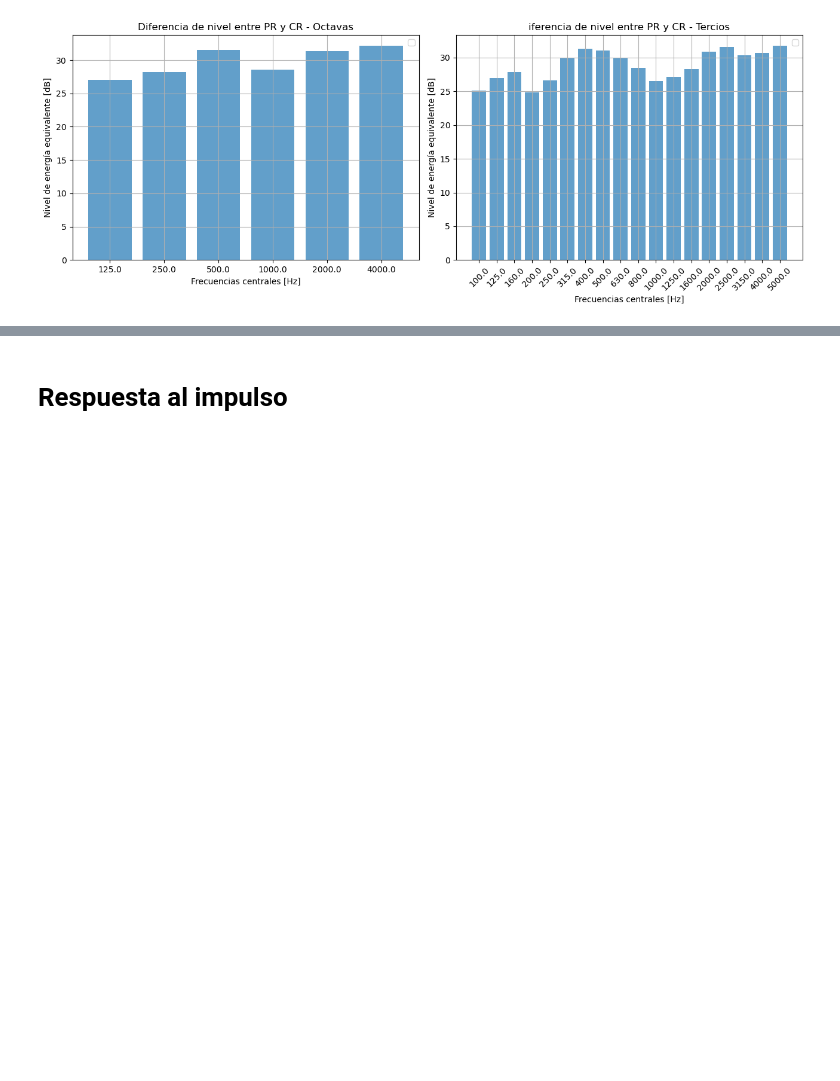
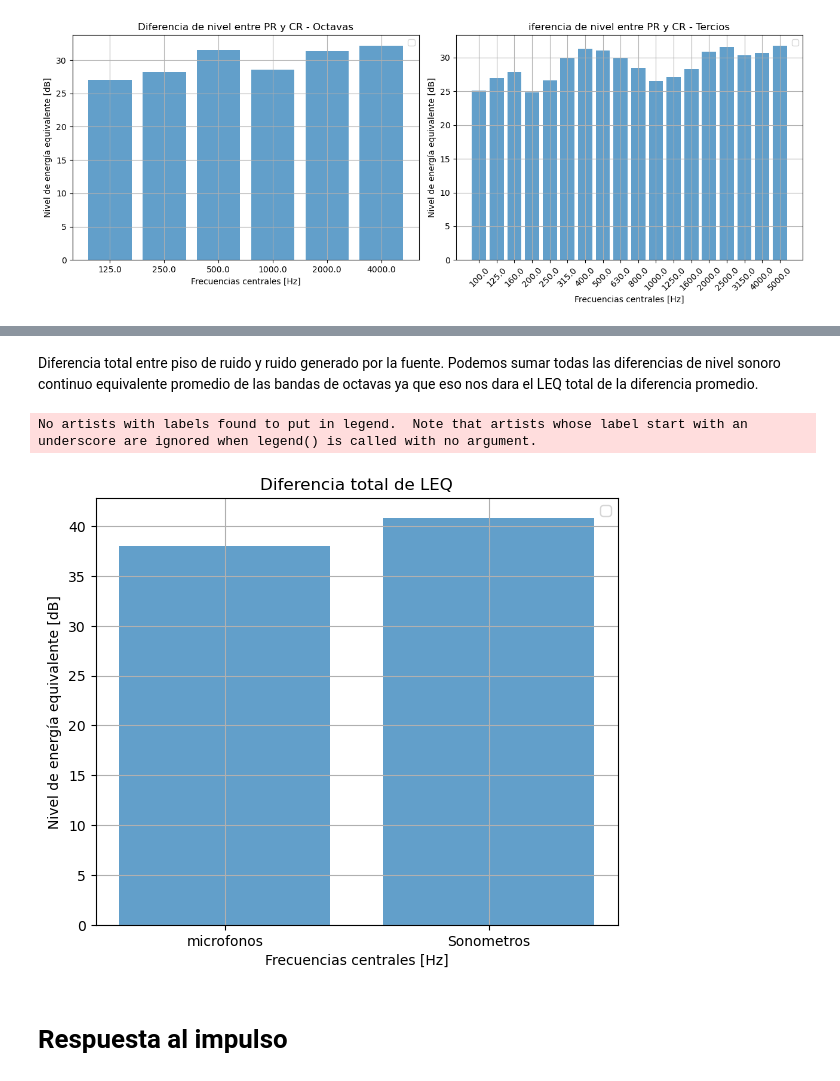
Before and after one commit to Joaqo99/tp2-sys, a Jupyter notebook: Presentacion.ipynb, the cells around one changed output, grey strips where cells are left out. Cells and saved outputs as stored; diff of their text form; code cells hidden in the pictures; blank space fills up the shorter version.

```diff
--- a/Presentacion.ipynb
+++ b/Presentacion.ipynb
@@ -357,8 +360,8 @@ octave_bands_leq_s1 = []
 octave_bands_leq_s2 = []
 
 for i in range(0, 18, 3):
-    octave_s1 = auf.sum_bands([thirds_bands_leq_s1[i], thirds_bands_leq_s1[i + 1], thirds_bands_leq_s1[i + 2]])
-    octave_s2 = auf.sum_bands([thirds_bands_leq_s2[i], thirds_bands_leq_s2[i + 1], thirds_bands_leq_s2[i + 2]])
+    octave_s1 = auf.sum_bands([thirds_bands_leq_s1_nf[i], thirds_bands_leq_s1_nf[i + 1], thirds_bands_leq_s1_nf[i + 2]])
+    octave_s2 = auf.sum_bands([thirds_bands_leq_s2_nf[i], thirds_bands_leq_s2_nf[i + 1], thirds_bands_leq_s2_nf[i + 2]])
 
     octave_bands_leq_s1.append(octave_s1)
     octave_bands_leq_s2.append(octave_s2)
@@ -619,0 +559,11 @@ No artists with labels found to put in legend.  Note that artists whose label st
+# %%
+thirds_rr1_s1 = daf.get_sonometer_leq(thirds_sonometers_df, nominal_thirds_central_freqs, "RR - S1 - F1 - SG")
+thirds_rr1_s2 = daf.get_sonometer_leq(thirds_sonometers_df, nominal_thirds_central_freqs, "RR - S2 - F1 - SG")
+thirds_rr2_s1 = daf.get_sonometer_leq(thirds_sonometers_df, nominal_thirds_central_freqs, "RR - S1 - F2 - SG")
+thirds_rr2_s2 = daf.get_sonometer_leq(thirds_sonometers_df, nominal_thirds_central_freqs, "RR - S2 - F2 - SG")
+
+thirds_rr_s1 = auf.np.stack((auf.np.array(thirds_rr1_s1), auf.np.array(thirds_rr2_s1)))
+thirds_rr_s2 = auf.np.stack((auf.np.array(thirds_rr1_s2), auf.np.array(thirds_rr2_s2)))
+
+avg_thirds_rr_s1 = auf.np.mean(thirds_rr_s1, axis=0)
+avg_thirds_rr_s2 = auf.np.mean(thirds_rr_s2, axis=0)
@@ -620,2 +634,18 @@ No artists with labels found to put in legend.  Note that artists whose label st
+# %% [markdown]
+Diferencia total entre piso de ruido y ruido generado por la fuente. Podemos sumar todas las diferencias de nivel sonoro continuo equivalente promedio de las bandas de octavas ya que eso nos dara el LEQ total de la diferencia promedio.
+# %%
+s_dif_thirds = auf.np.stack((auf.np.array(dif_thirds_s1), auf.np.array(dif_thirds_s2)))
+s_avg_dif_thirds = auf.np.mean(s_dif_thirds, axis=0)
+
+dif_avg_total_mics = auf.sum_bands(dif_octaves)
+dif_avg_total_sonometers = auf.sum_bands(s_avg_dif_thirds)
+
+totals = {"leq":[dif_avg_total_mics, dif_avg_total_sonometers]}
+
+title="Diferencia total de LEQ"
+plot.plot_leqs(totals, x=["microfonos", "Sonometros"], title=title, info_type="categories", figsize=(6, 5))
+# %% [output]
+No artists with labels found to put in legend.  Note that artists whose label start with an underscore are ignored when legend() is called with no argument.
+[figure, added]
 # %% [markdown]
 <h1>Respuesta al impulso</h1>
```
Also changed, not shown: parts of 10 cells of this notebook, 1 other file.
